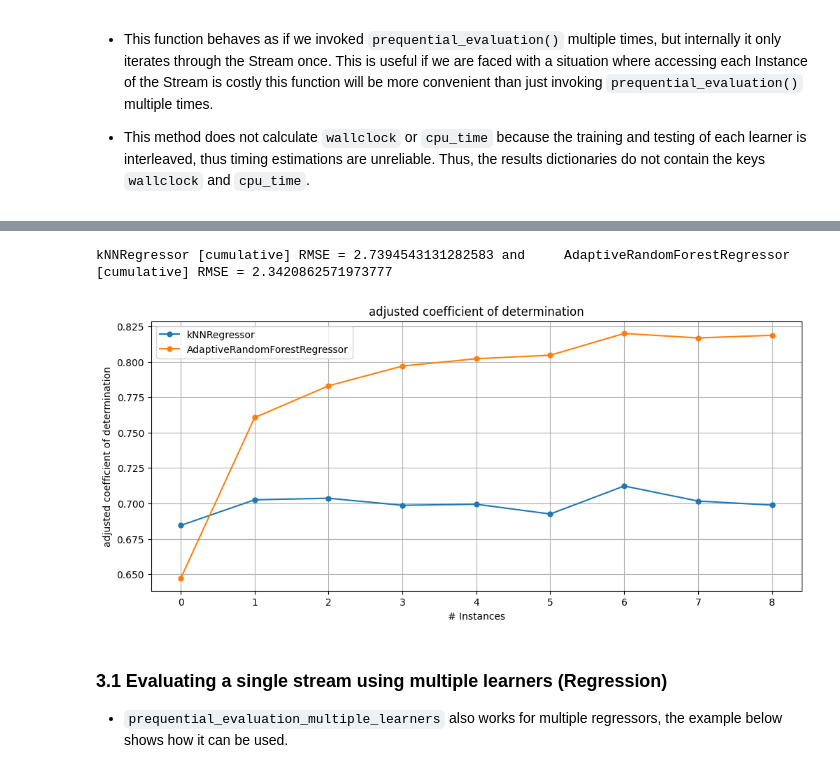
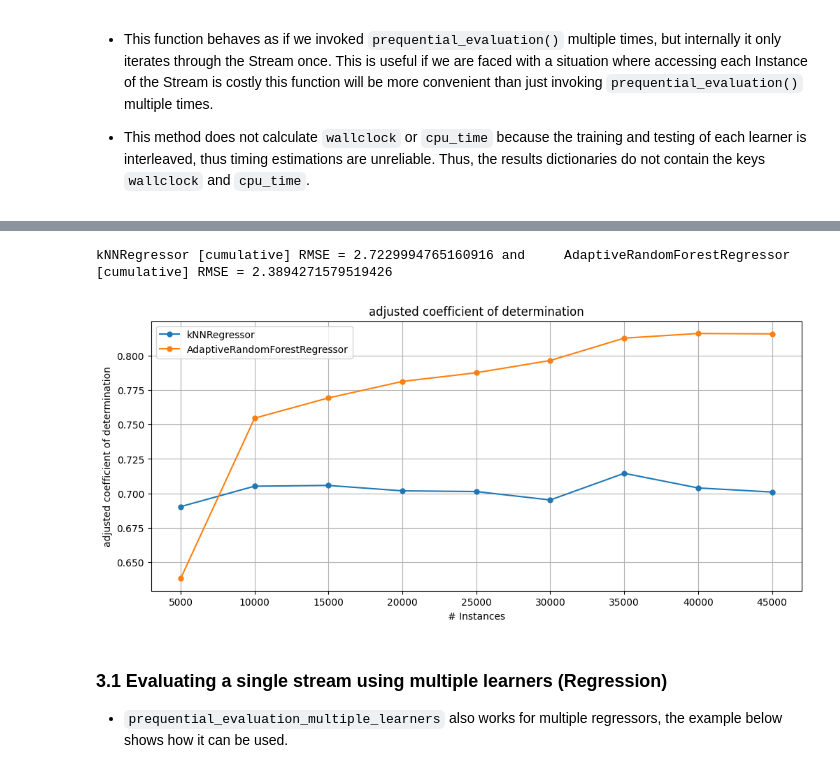
Before and after one commit to adaptive-machine-learning/CapyMOA, a Jupyter notebook: notebooks/01_evaluation.ipynb, the cells around one changed output, grey strips where cells are left out. Cells and saved outputs as stored; diff of their text form; code cells hidden in the pictures.

````diff
--- a/notebooks/01_evaluation.ipynb
+++ b/notebooks/01_evaluation.ipynb
@@ -302,24 +294,24 @@ OB final accuracy = 79.15342514124293 and ARF final accuracy = 87.5684145480226
 * One difference between Classification and Regression evaluation in CapyMOA is that the Evaluators are different. Instead of ```ClassificationEvaluator``` and ```ClassificationWindowedEvaluator``` functions use ```RegressionEvaluator``` and ```RegressionWindowedEvaluator```
 # %%
+from capymoa.datasets import Fried
 from capymoa.evaluation.visualization import plot_windowed_results
 from capymoa.evaluation import prequential_evaluation
-from capymoa.stream import stream_from_file
 from capymoa.regressor import KNNRegressor, AdaptiveRandomForestRegressor
 
-stream = stream_from_file(path_to_csv_or_arff=csv_fried_path, enforce_regression=True)
+stream = Fried()
 kNN_learner = KNNRegressor(schema=stream.get_schema(), k=5)
 ARF_learner = AdaptiveRandomForestRegressor(schema=stream.get_schema(), ensemble_size=10)
 
 kNN_results = prequential_evaluation(stream=stream, learner=kNN_learner, window_size=5000)
 ARF_results = prequential_evaluation(stream=stream, learner=ARF_learner, window_size=5000)
 
 print(f"{kNN_results['learner']} [cumulative] RMSE = {kNN_results['cumulative'].RMSE()} and \
     {ARF_results['learner']}  [cumulative] RMSE = {ARF_results['cumulative'].RMSE()}")
 
 plot_windowed_results(kNN_results, ARF_results, metric='adjusted coefficient of determination')
 # %% [output]
-kNNRegressor [cumulative] RMSE = 2.7394543131282583 and     AdaptiveRandomForestRegressor  [cumulative] RMSE = 2.3420862571973777
+kNNRegressor [cumulative] RMSE = 2.7229994765160916 and     AdaptiveRandomForestRegressor  [cumulative] RMSE = 2.3894271579519426
-[figure, old version]
+[figure, new version]
 # %% [markdown]
 ### 3.1 Evaluating a single stream using multiple learners (Regression)
 
````
Also changed, not shown: parts of 13 cells of this notebook, 5 other files.
